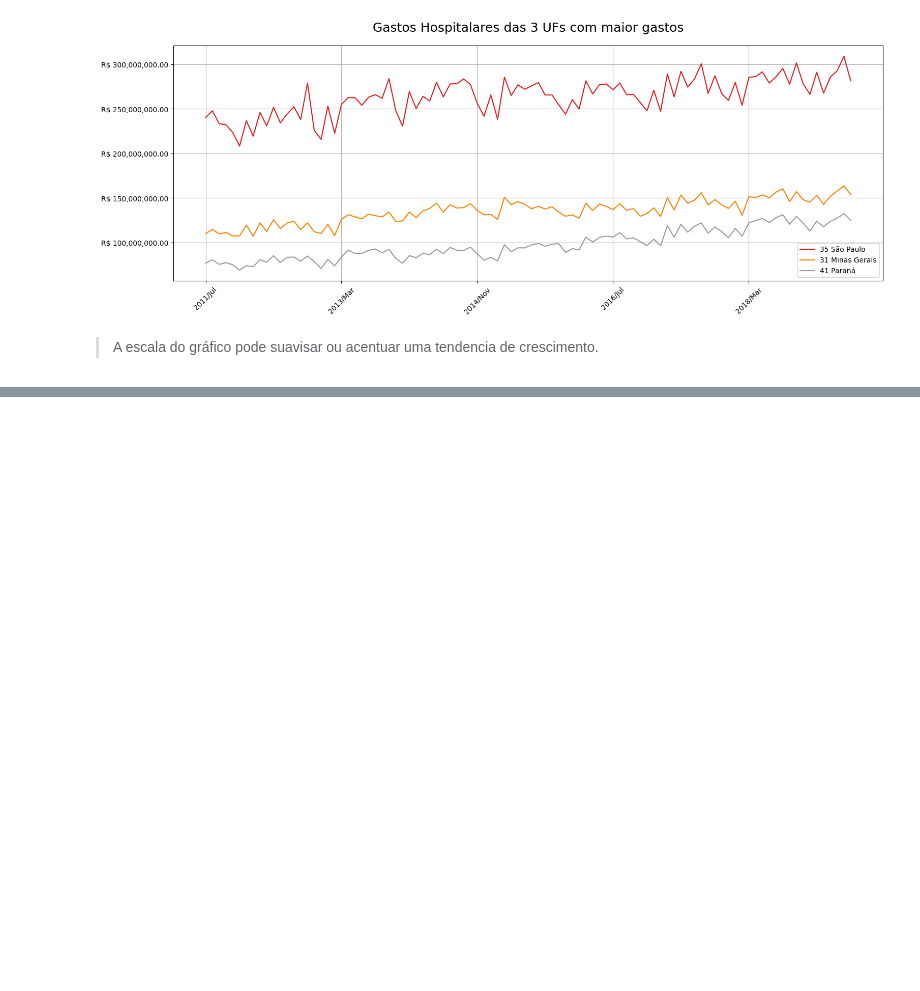
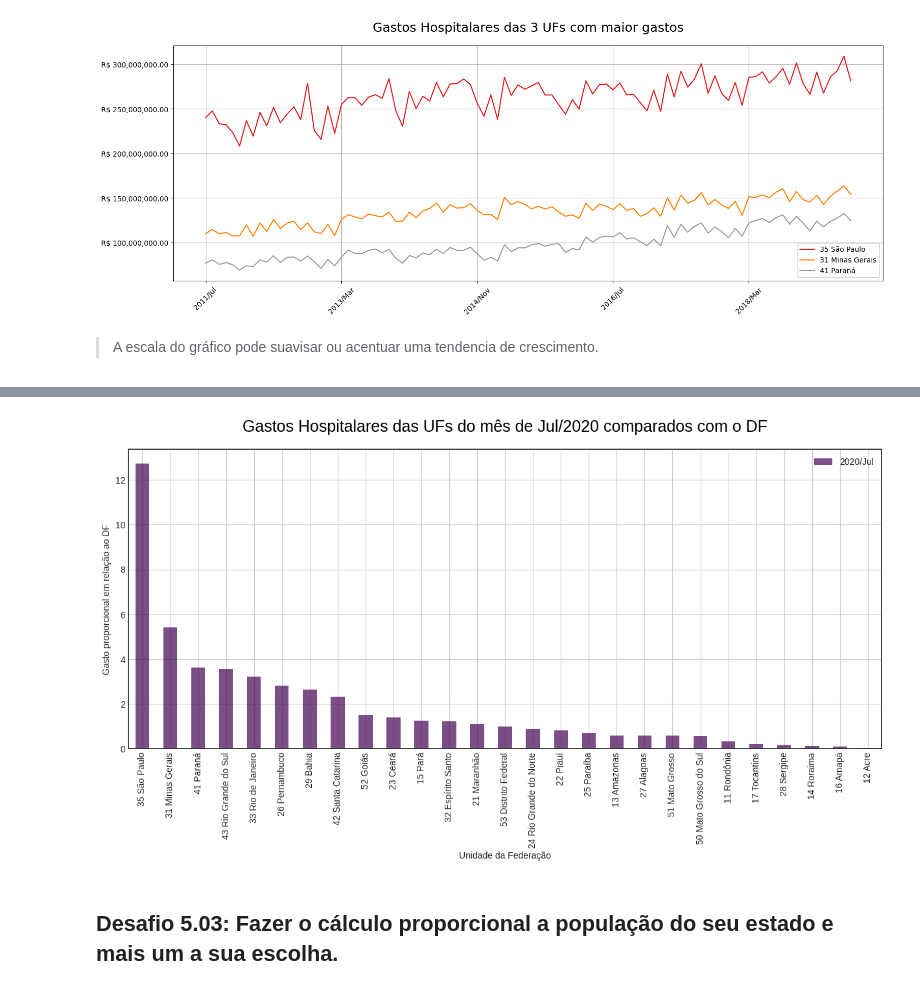
Before and after one commit to avellar1975/DataScience, a Jupyter notebook: jupyter_notebooks/bootcamp_01_aula_01_a_05.ipynb, the cells around one changed output, grey strips where cells are left out. Cells and saved outputs as stored; diff of their text form; code cells hidden in the pictures; blank space fills up the shorter version.

```diff
--- a/jupyter_notebooks/bootcamp_01_aula_01_a_05.ipynb
+++ b/jupyter_notebooks/bootcamp_01_aula_01_a_05.ipynb
@@ -782,0 +817,3 @@ plt.show()
+# %%
+gastos_comparados_df = gastos_mais_recentes / gastos_mais_recentes['53 Distrito Federal']
+gastos_comparados_df
@@ -782,0 +838,2 @@ plt.show()
+# %%
+gastos_comparados_df = gastos_comparados_df.sort_values(ascending=False)
@@ -782,0 +860,27 @@ plt.show()
+# %%
+# style
+plt.style.use('seaborn-white')
+
+# create a color palette
+palette = plt.get_cmap('viridis')
+
+ax = gastos_comparados_df.plot(alpha= .7, kind='bar', figsize=(15,6), colormap=palette, grid=True)
+
+ax.yaxis.set_major_formatter(ticker.StrMethodFormatter("{x:,.0f}"))
+ax.set_ylabel('Gasto proporcional em relação ao DF')
+
+ax.xaxis
+
+ax.set_title('Gastos Hospitalares das UFs do mês de Jul/2020 comparados com o DF', fontsize=18, pad=20, color='black')
+
+
+
+ax.legend(bbox_to_anchor=(0.5, 0, 0.5 , 1))
+
+plt.xticks(rotation=90, )
+
+plt.show()
+# %% [output]
+[figure, added]
+# %% [markdown]
+## Desafio 5.03: Fazer o cálculo proporcional a população do seu estado e mais um a sua escolha.
```
Also changed, not shown: parts of 15 cells of this notebook.
